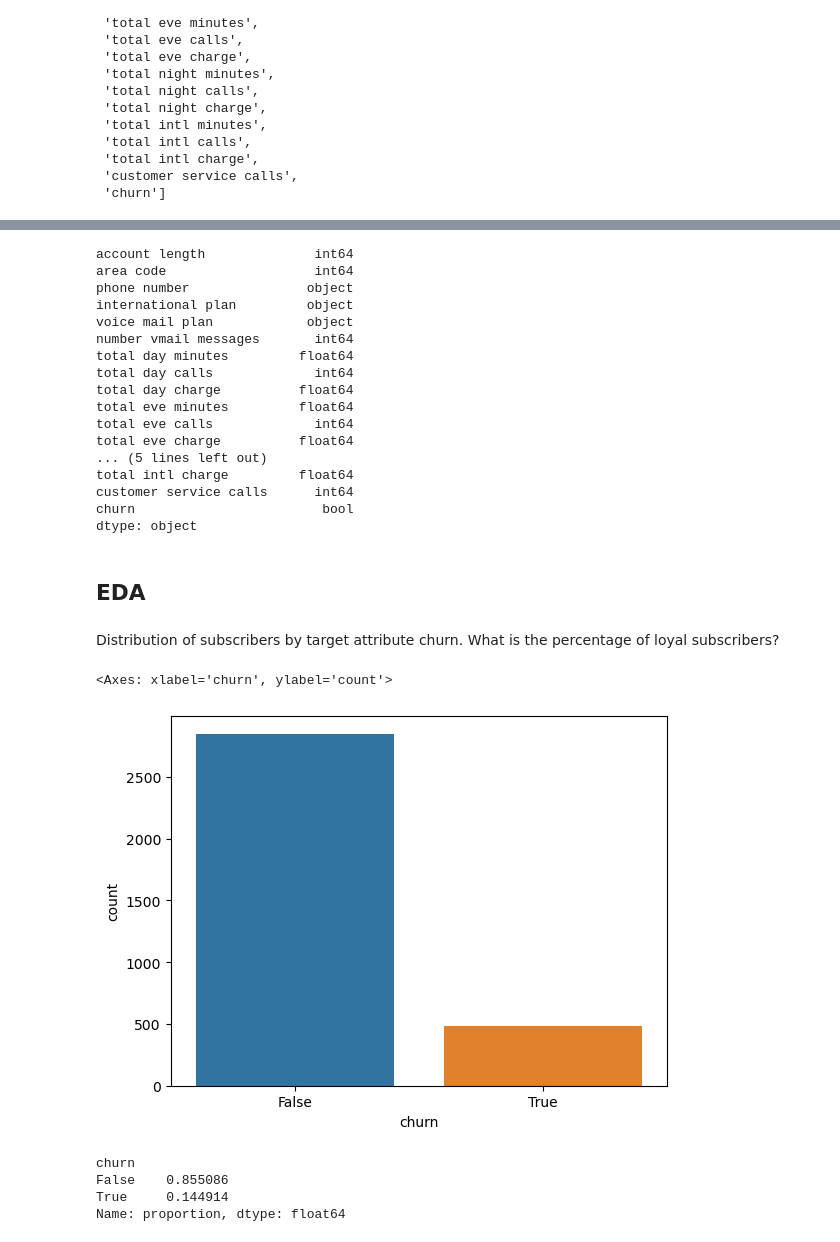
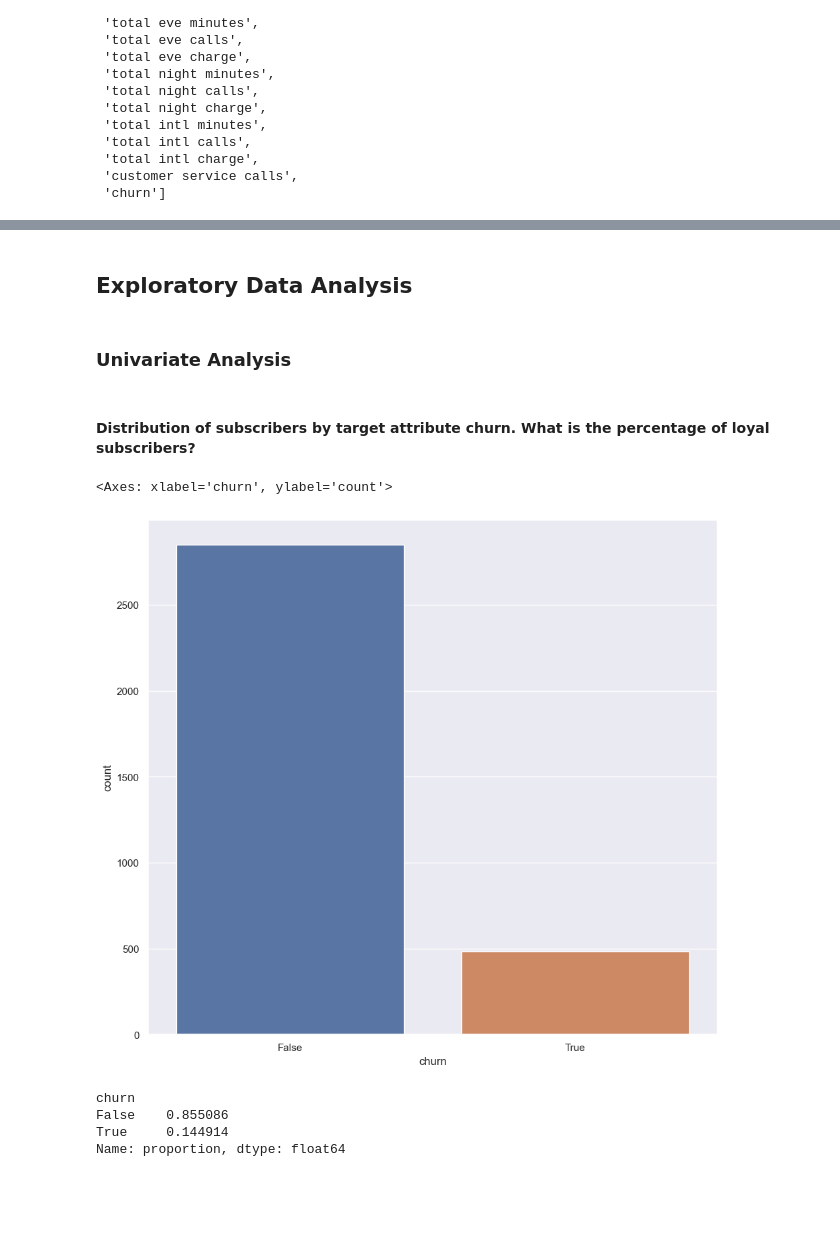
Before and after one commit to Kevan-Muthomi/PhaseThreeProject, a Jupyter notebook: index.ipynb, the cells around one changed output, grey strips where cells are left out. Cells and saved outputs as stored; diff of their text form; code cells hidden in the pictures; blank space fills up the shorter version.

```diff
--- a/index.ipynb
+++ b/index.ipynb
@@ -136,33 +118,14 @@ dtype: object
-# %%
-df.dtypes
-# %% [output]
-account length              int64
-area code                   int64
-phone number               object
-international plan         object
-voice mail plan            object
-number vmail messages       int64
-total day minutes         float64
-total day calls             int64
-total day charge          float64
-total eve minutes         float64
-total eve calls             int64
-total eve charge          float64
-... (5 lines left out)
-total intl charge         float64
-customer service calls      int64
-churn                        bool
-dtype: object
-# %% [markdown]
-## EDA
+# %% [markdown]
+## Exploratory Data Analysis
+# %% [markdown]
+### Univariate Analysis
 # %% [markdown]
-Distribution of subscribers by target attribute churn.
-What is the percentage of loyal subscribers?
+#### Distribution of subscribers by target attribute churn. What is the percentage of loyal subscribers?
 # %%
-sns.countplot(data=df, x='churn')
+sns.countplot(data=df, x='churn', )
 # %% [output]
 <Axes: xlabel='churn', ylabel='count'>
-[figure, old version]
+[figure, new version]
 # %%
 df['churn'].value_counts(normalize=True)
 # %% [output]
```
Also changed, not shown: parts of 76 cells of this notebook.
